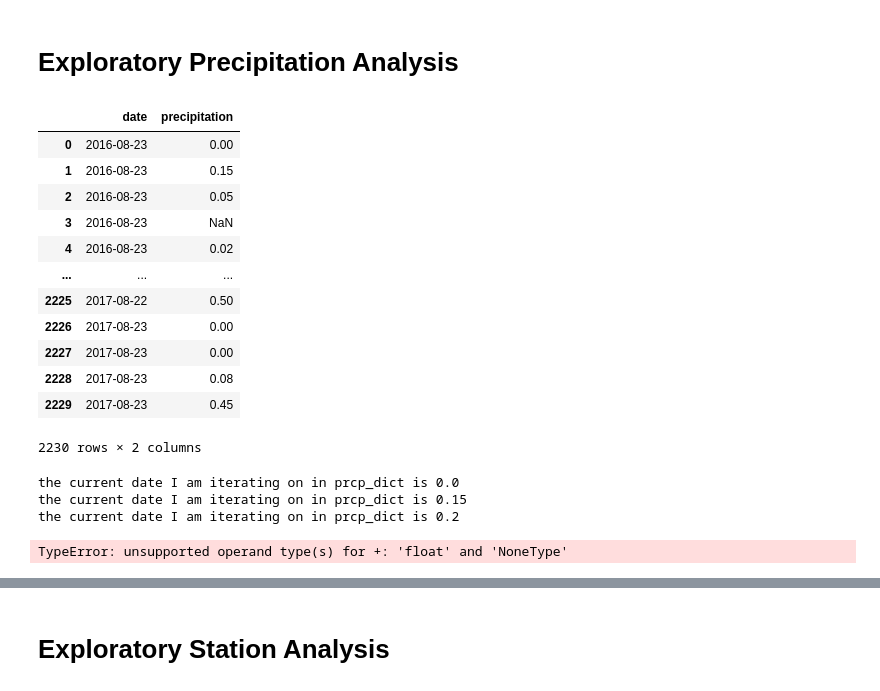
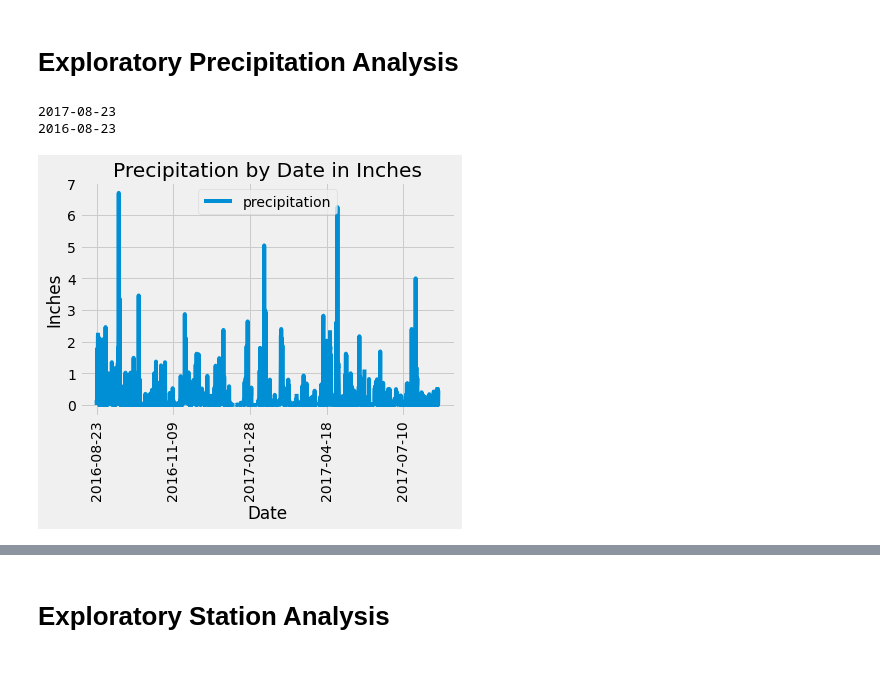
Before and after one commit to marybellavia/sqlalchemy-challenge, a Jupyter notebook: climate_starter.ipynb, the cells around one changed output, grey strips where cells are left out. Drawn from its saved outputs; the diff is of its cells as text; code cells hidden in the pictures.

```diff
--- a/climate_starter.ipynb
+++ b/climate_starter.ipynb
@@ -61,62 +64,32 @@ elevation FLOAT
 # %% [markdown]
 # Exploratory Precipitation Analysis
 # %%
-# Find the most recent date in the data set.
+# getting the most recent date in the dataset
 most_recent_tuple = session.query(Measurement.date).order_by(Measurement.date.desc()).first()
 most_recent_date = most_recent_tuple[0]
 
-# Calculating the date one year from the last date in data set.
+# calculating the date one year from the last date in data set
 prev_year = dt.date(2017, 8, 23) - dt.timedelta(days=365)
+
+print(most_recent_date)
+print(prev_year)
+# %% [output]
+2017-08-23
+2016-08-23
 # %%
-# Design a query to retrieve the last 12 months of precipitation data and plot the results.
-# Starting from the most recent data point in the database.
-# Using this date, retrieve the last 12 months of precipitation data by querying the
-# 12 preceding months of data. Note you do not pass in the date as a variable to your query.
+# query to retrieve the last 12 months of precipitation data
+twelve_months = session.query(Measurement.date, Measurement.prcp).filter(Measurement.date >= prev_year).order_by(Measurement.date).all()
+
+# converting results into a df and renaming column for plot
+twelve_months_df = pd.DataFrame(twelve_months, columns=['date', 'prcp'])
+twelve_months_df = twelve_months_df.rename(columns={'prcp': 'precipitation'})
 
 
-twelve_months = session.query(Measurement.date, Measurement.prcp).filter(Measurement.date >= prev_year).order_by(Measurement.date).all()
-
-# Save the query results as a Pandas DataFrame and set the index to the date column
-twelve_months_df = pd.DataFrame(twelve_months, columns=['date', 'prcp'])
-twelve_months_df = twelve_months_df.rename(columns={'prcp': 'precipitation'})
-twelve_months_df
-# # Use Pandas Plotting with Matplotlib to plot the data
-# # Plot the dataframe as a horizontal bar chart using pandas plotting
-# twelve_months_df.plot(x='date', y="precipitation", title="Precipitation by Date in Inches", rot=90)
-# plt.ylabel("Inches")
-# plt.xlabel("Date")
-# plt.show()
+# plotting the dataframe as a horizontal bar chart using pandas plotting
+twelve_months_df.plot(x='date', y="precipitation", title="Precipitation by Date in Inches", rot=90)
+plt.ylabel("Inches")
+plt.xlabel("Date")
+plt.show()
 # %% [output]
-|  | date | precipitation |
-| 0 | 2016-08-23 | 0.00 |
-| 1 | 2016-08-23 | 0.15 |
-| 2 | 2016-08-23 | 0.05 |
-| 3 | 2016-08-23 | NaN |
-| 4 | 2016-08-23 | 0.02 |
-| ... | ... | ... |
-| 2225 | 2017-08-22 | 0.50 |
-| 2226 | 2017-08-23 | 0.00 |
-| 2227 | 2017-08-23 | 0.00 |
-| 2228 | 2017-08-23 | 0.08 |
-| 2229 | 2017-08-23 | 0.45 |
-2230 rows × 2 columns
+[figure, added]
-# %%
-results = session.query(Measurement.date, Measurement.prcp).filter(Measurement.date >= '2016-08-23').order_by(Measurement.date).all()
-
-# Converting list of tuples into a dictionary
-# prcp_dict = dict(results)
-prcp_dict = {}
-for date, prcp in results:
-    if date in prcp_dict:
-        if prcp_dict[date] is not None:
-            print(f"the current date I am iterating on in prcp_dict is {prcp_dict[date]}")
-            prcp_dict[date] = prcp_dict[date] + prcp
-    else:
-        prcp_dict[date] = prcp
-prcp_dict
-# %% [output]
-the current date I am iterating on in prcp_dict is 0.0
-the current date I am iterating on in prcp_dict is 0.15
-the current date I am iterating on in prcp_dict is 0.2
-TypeError: unsupported operand type(s) for +: 'float' and 'NoneType'
 # %%
```
Also changed, not shown: parts of 16 cells of this notebook, 2 other files.
